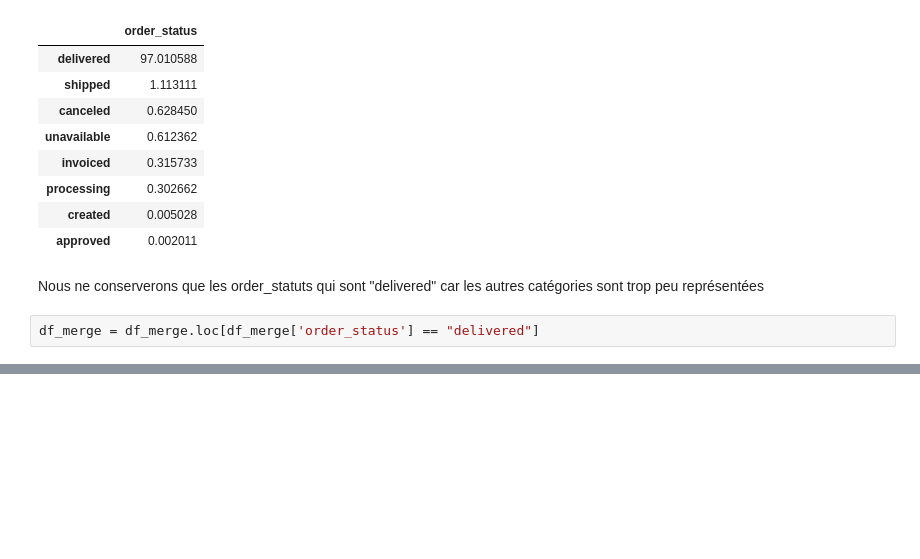
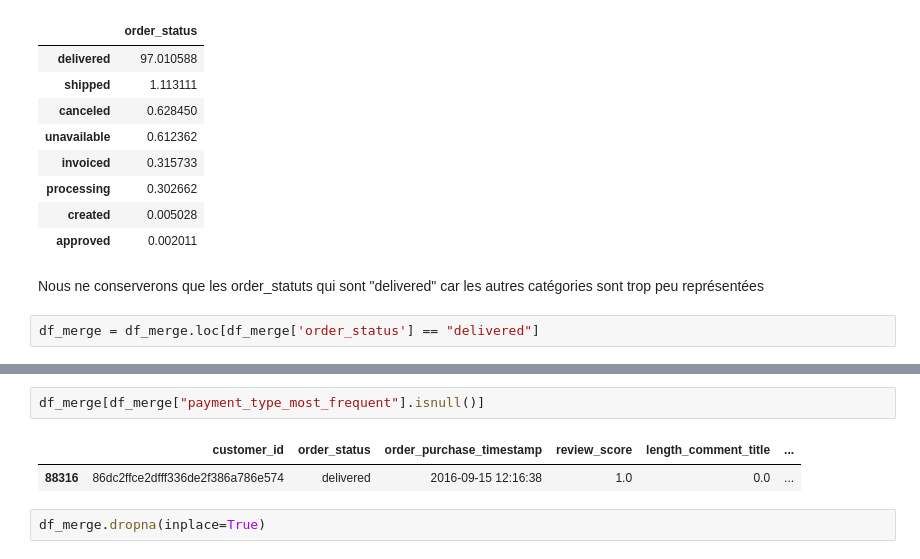
Before and after one commit to StevenDelval/segmentation_client, a Jupyter notebook: analyse.ipynb, the cells around one changed output, grey strips where cells are left out. Saved outputs shown, nothing was run; the diff lists cells and outputs as text; blank space fills up the shorter version.

```diff
--- a/analyse.ipynb
+++ b/analyse.ipynb
@@ -253,0 +327,7 @@ df_merge = df_merge.loc[df_merge['order_status'] == "delivered"]
+# %%
+df_merge[df_merge["payment_type_most_frequent"].isnull()]
+# %% [output]
+|  | customer_id | order_status | order_purchase_timestamp | review_score | length_comment_title | ... |
+| 88316 | 86dc2ffce2dfff336de2f386a786e574 | delivered | 2016-09-15 12:16:38 | 1.0 | 0.0 | ... |
+# %%
+df_merge.dropna(inplace=True)
```
Also changed, not shown: parts of 17 cells of this notebook, 1 other file.
